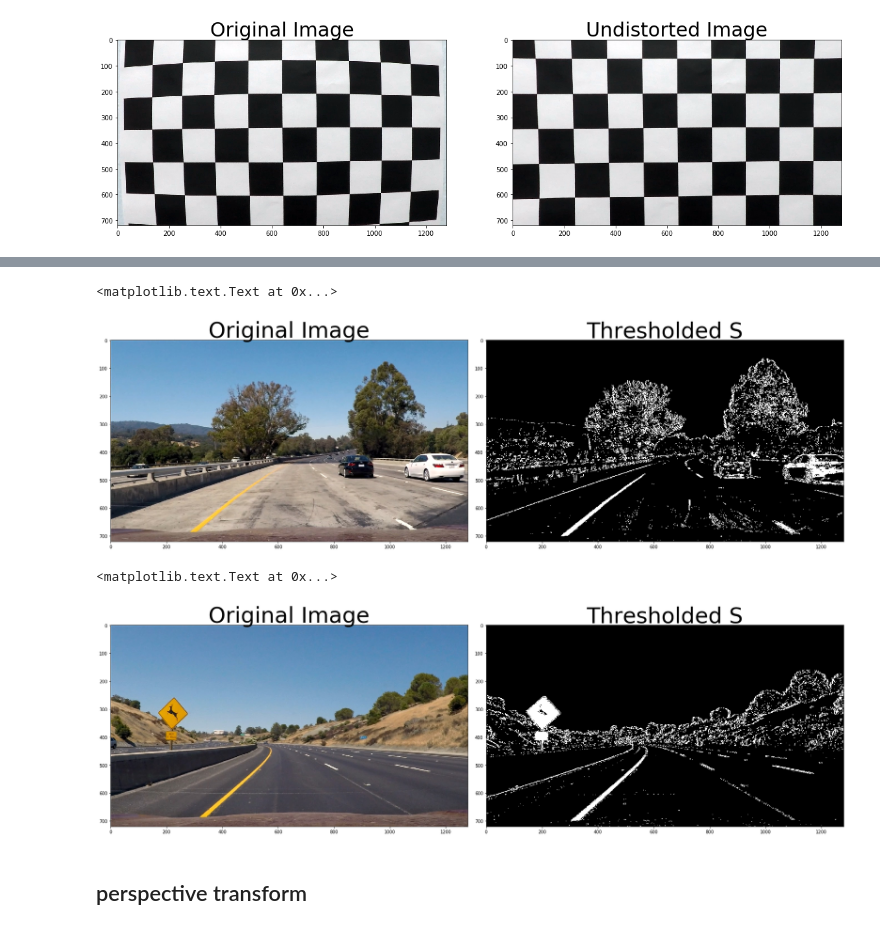
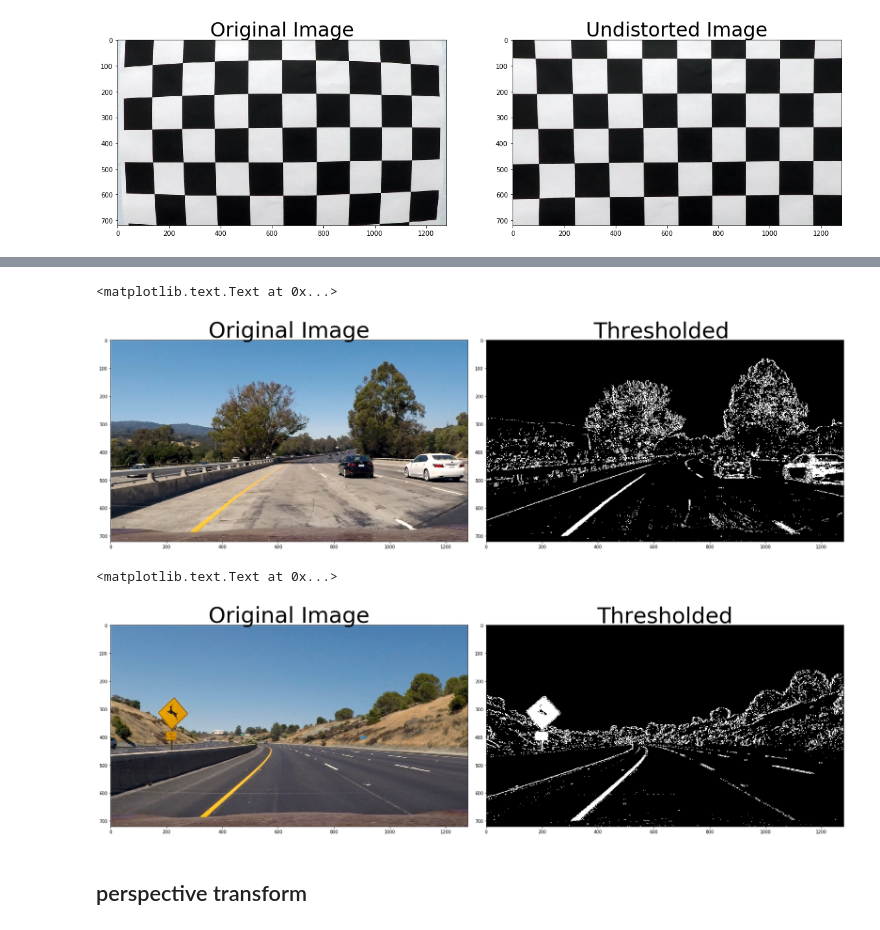
Before and after one commit to mjalalmaab/LaneDetectPro, a Jupyter notebook: LaneDetectPro.ipynb, the cells around one changed output, grey strips where cells are left out. Drawn from its saved outputs; the diff is of its cells as text; code cells hidden in the pictures.

```diff
--- a/LaneDetectPro.ipynb
+++ b/LaneDetectPro.ipynb
@@ -124,20 +109,22 @@ ax2.set_title('Thresholded S', fontsize=50)
 # %%
+#cell 5
 input_image1 = mpimg.imread('test_images/test1.jpg')
 
 
 undistorted_image = cv2.undistort(input_image1, mtx, dist, None, mtx)
 col_trans_image1   = col_trans_grad(undistorted_image)
 
 f, (ax1, ax2) = plt.subplots(1, 2, figsize=(24, 9))
 f.tight_layout()
 ax1.imshow(input_image1)
 ax1.set_title('Original Image', fontsize=50)
 ax2.imshow(col_trans_image1, cmap='gray')
-ax2.set_title('Thresholded S', fontsize=50)
+ax2.set_title('Thresholded ', fontsize=50)
 # %% [output]
 <matplotlib.text.Text at 0x...>
-[figure, old version]
+[figure, new version]
 # %%
+#cell 6
 input_image2 = mpimg.imread('test_images/test2.jpg')
 
 
@@ -149,10 +136,10 @@ f.tight_layout()
 ax1.imshow(input_image2)
 ax1.set_title('Original Image', fontsize=50)
 ax2.imshow(col_trans_image2, cmap='gray')
-ax2.set_title('Thresholded S', fontsize=50)
+ax2.set_title('Thresholded', fontsize=50)
 # %% [output]
 <matplotlib.text.Text at 0x...>
-[figure, old version]
+[figure, new version]
 # %% [markdown]
 ## perspective transform
 # %%
```
Also changed, not shown: parts of 16 cells of this notebook, 18 other files.
